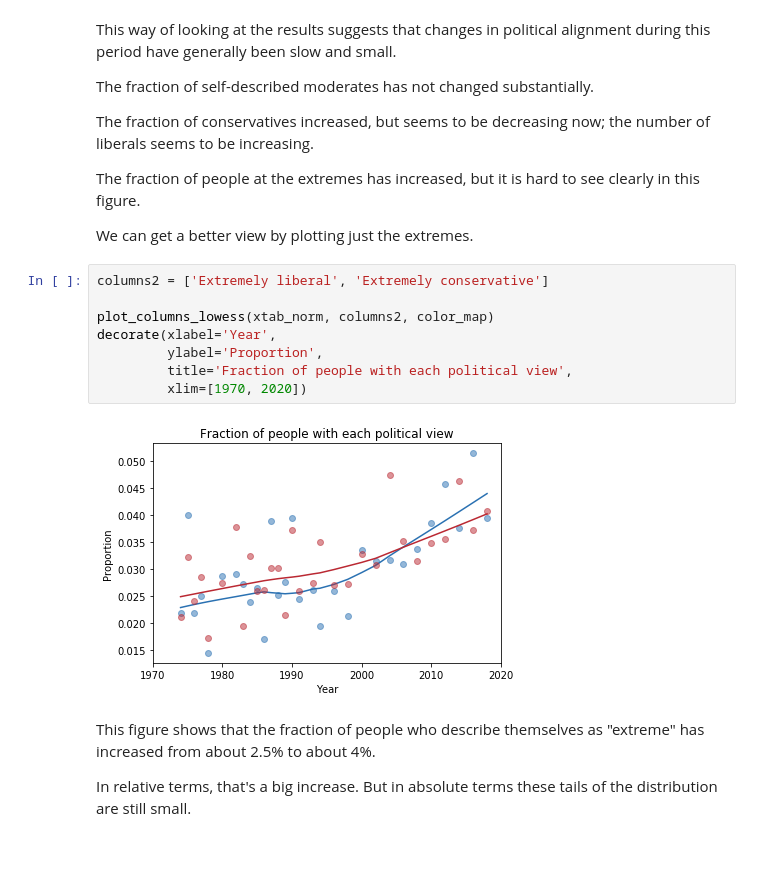
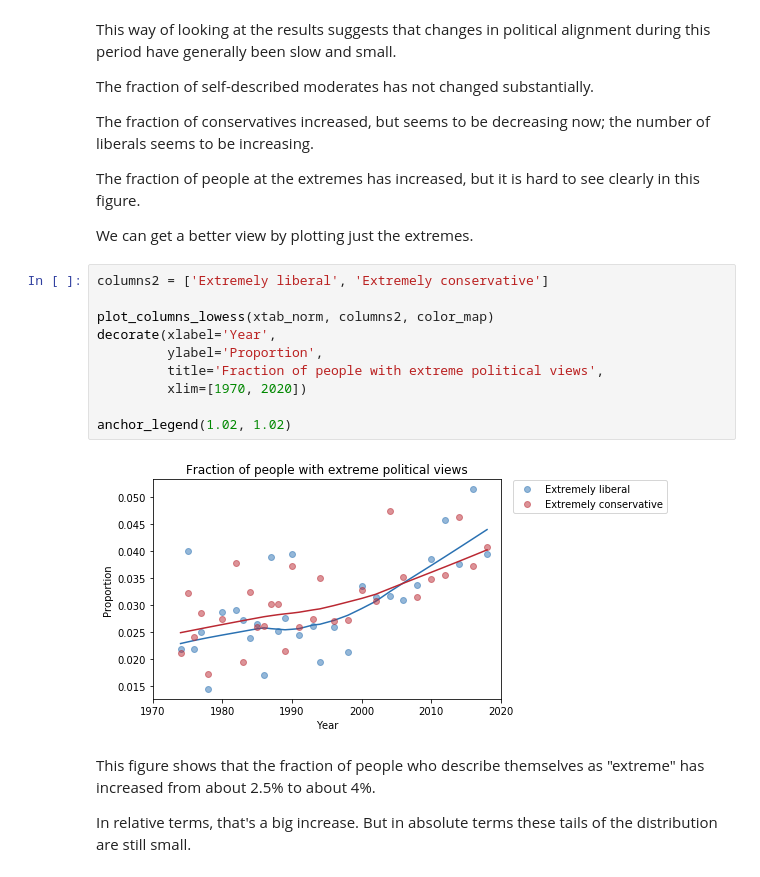
Before and after one commit to AllenDowney/PoliticalAlignmentCaseStudy, a Jupyter notebook: 02_polviews_soln.ipynb, the cells around one changed output. Cells and saved outputs as stored; diff of their text form.

```diff
--- a/02_polviews_soln.ipynb
+++ b/02_polviews_soln.ipynb
@@ -568,13 +568,15 @@ We can get a better view by plotting just the extremes.
 # %%
 columns2 = ['Extremely liberal', 'Extremely conservative']
 
 plot_columns_lowess(xtab_norm, columns2, color_map)
 decorate(xlabel='Year',
          ylabel='Proportion',
-         title='Fraction of people with each political view',
+         title='Fraction of people with extreme political views',
          xlim=[1970, 2020])
+
+anchor_legend(1.02, 1.02)
 # %% [output]
-[figure, old version]
+[figure, new version]
 # %% [markdown]
 This figure shows that the fraction of people who describe themselves as "extreme" has increased from about 2.5% to about 4%.
 
```
Also changed, not shown: parts of 5 cells of this notebook, 4 other files.
